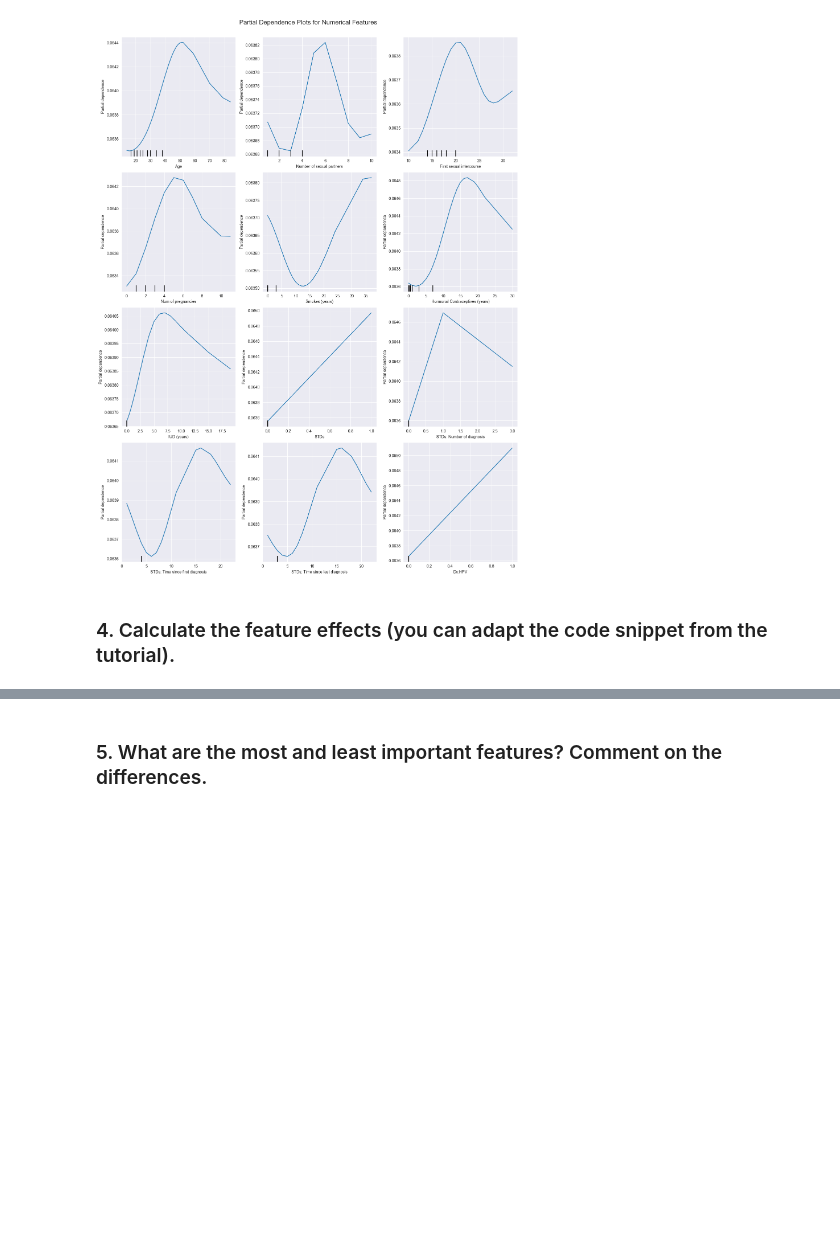
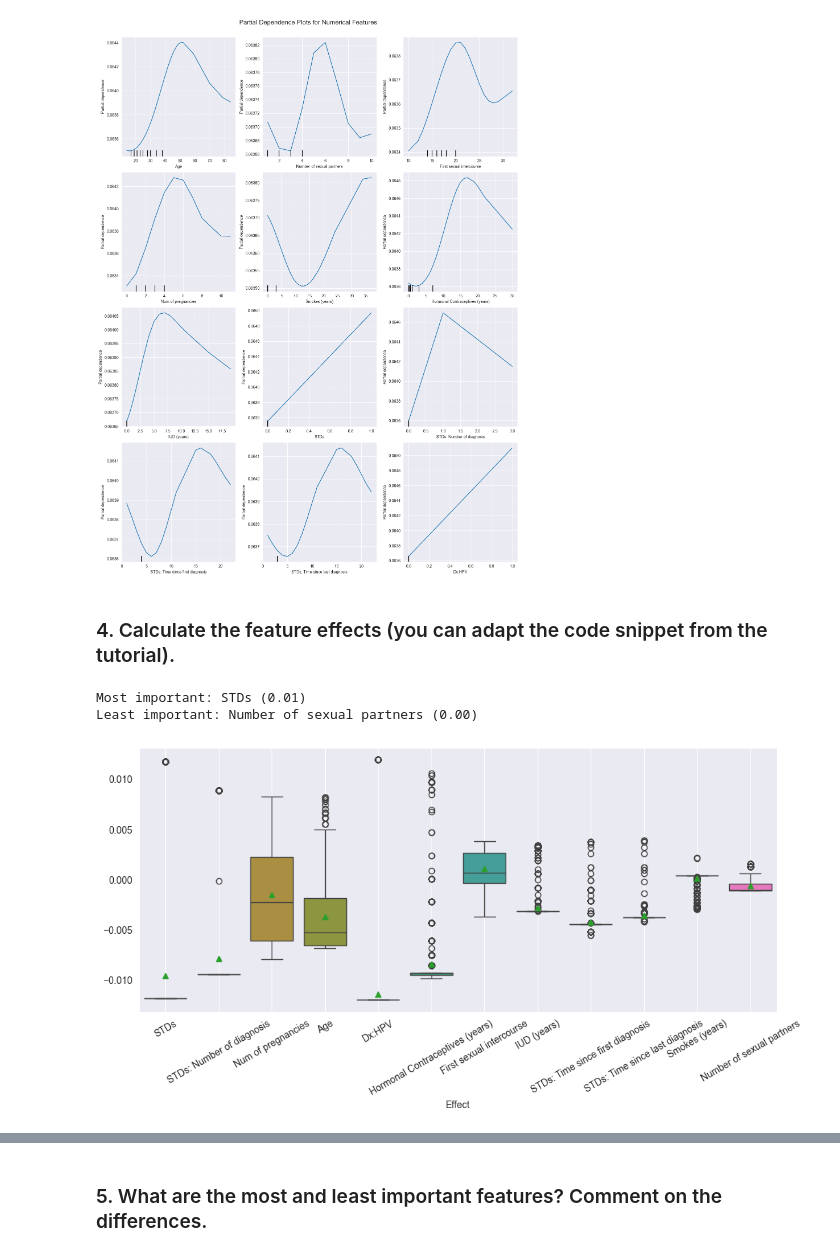
Before and after one commit to nirgoren/biology-hw1, a Jupyter notebook: Homework 1 Interpretable ML.ipynb, the cells around one changed output, grey strips where cells are left out. Saved outputs shown, nothing was run; the diff lists cells and outputs as text; code cells hidden in the pictures; blank space fills up the shorter version.

```diff
--- a/Homework 1 Interpretable ML.ipynb
+++ b/Homework 1 Interpretable ML.ipynb
@@ -332,3 +351,52 @@ plt.show()
 [figure]
 # %% [markdown]
 ### 4.	Calculate the feature effects (you can adapt the code snippet from the tutorial).
+# %%
+def plot_feature_effects(pipeline, X_train=X_train):
+    if isinstance(pipeline, Pipeline):
+        preprocessor = pipeline[:-1]
+        model = pipeline[-1]
+        tranformed_features = preprocessor.transform(X_train)
+        transformed_feature_names = preprocessor.get_feature_names_out()
+    else:
+        model = pipeline
+        tranformed_features = X_train.to_numpy()
+        transformed_feature_names = X_train.columns
+
+    transformed_features_effects = tranformed_features * model.coef_
+
+    feature_effects = np.array([
+        transformed_features_effects[:,
+        [
+            i
+            for i, transformed_feature_name
+            in enumerate(transformed_feature_names)
+            if (
+                f"_{feature_name}_" in transformed_feature_name
+                or feature_name == transformed_feature_name
+        )
+        ]
+        ].sum(-1)
+        for feature_name in X_train.columns
+    ]).T
+
+    feature_effects = pd.DataFrame(feature_effects, columns=X_train.columns)
+
+    feature_importance = feature_effects.std()
+
+    ordered_features = feature_effects.columns[np.argsort(feature_importance.to_numpy())[::-1]]
+
+    print(f'Most important: {feature_importance.idxmax()} ({feature_importance.max():.2f})')
+    print(f'Least important: {feature_importance.idxmin()} ({feature_importance.min():.2f})')
+
+    fig, ax = plt.subplots(figsize=(12, 5))
+    sns.boxplot(data=feature_effects[ordered_features], showmeans=True)
+    plt.xticks(rotation=30)
+    plt.xlabel('Effect')
+    plt.grid()
+# %%
+plot_feature_effects(gam_model)
+# %% [output]
+Most important: STDs (0.01)
+Least important: Number of sexual partners (0.00)
+[figure, added]
```
Also changed, not shown: parts of 12 cells of this notebook.
